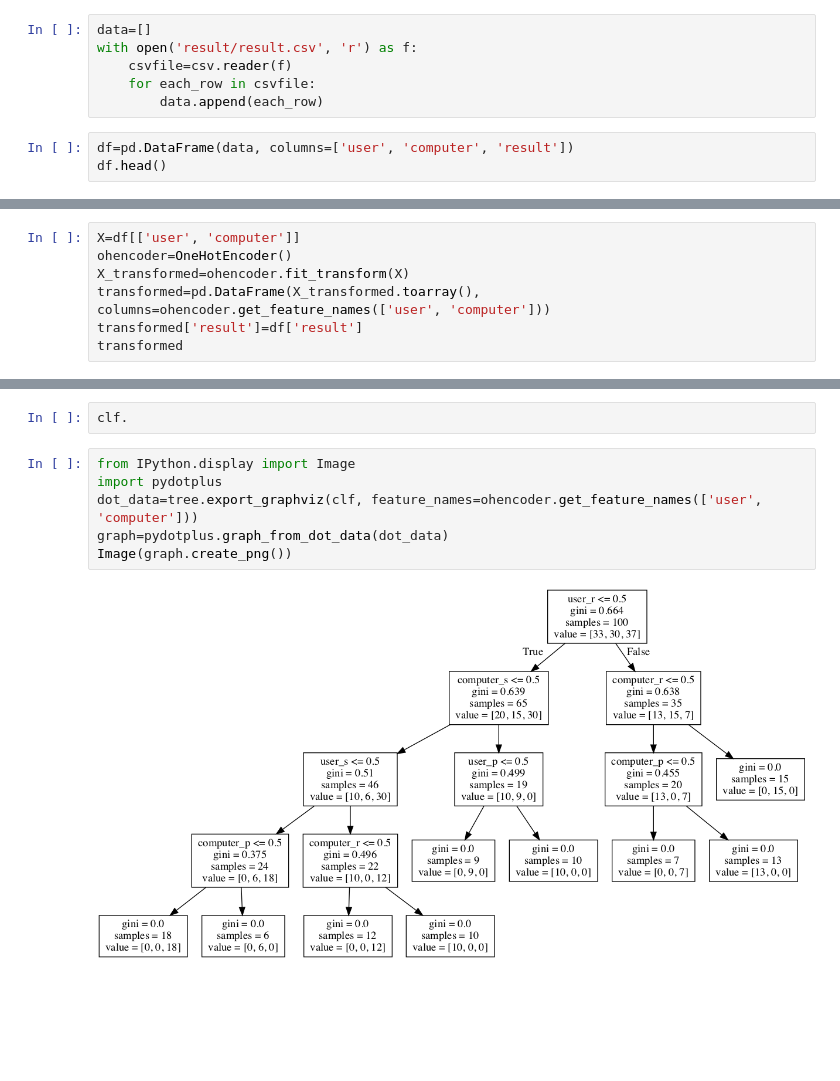
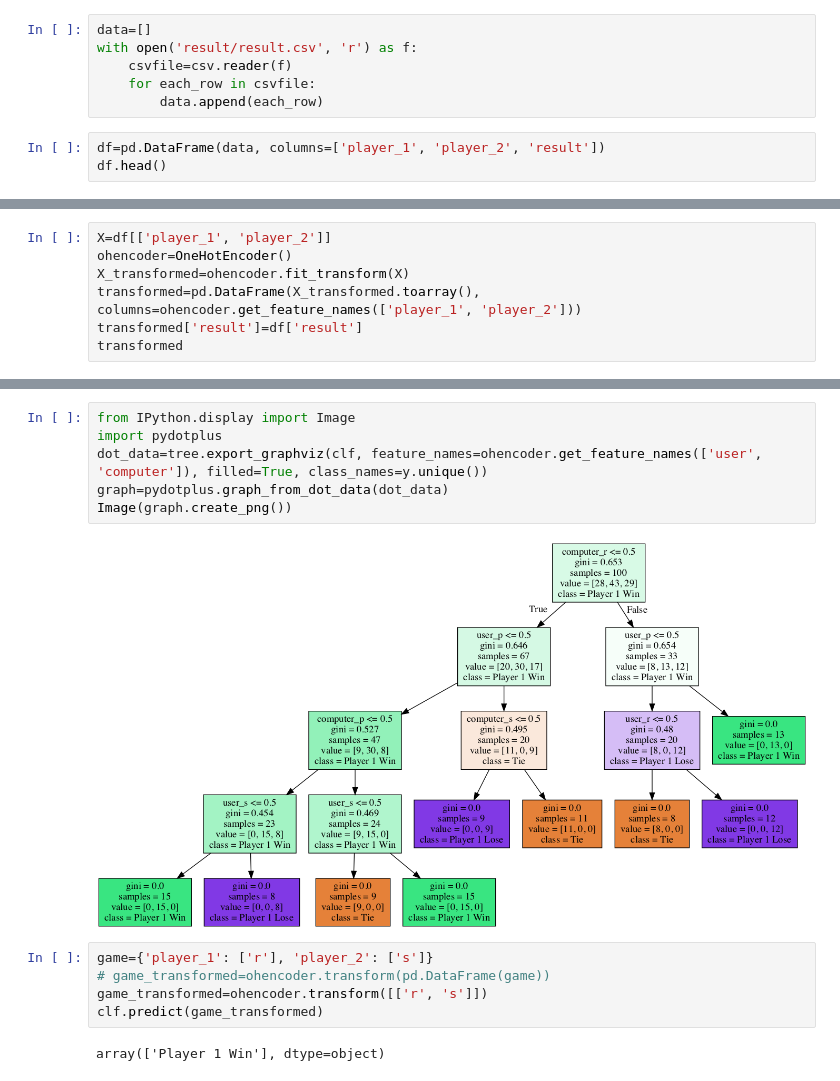
Before and after one commit to kevinclee26/RPS_ML_Demo, a Jupyter notebook: RPS_ML.ipynb, the cells around one changed output, grey strips where cells are left out. Saved outputs shown, nothing was run; the diff lists cells and outputs as text; blank space fills up the shorter version.

```diff
--- a/RPS_ML.ipynb
+++ b/RPS_ML.ipynb
@@ -10,6 +10,6 @@ with open('result/result.csv', 'r') as f:
     for each_row in csvfile:
         data.append(each_row)
 # %%
-df=pd.DataFrame(data, columns=['user', 'computer', 'result'])
+df=pd.DataFrame(data, columns=['player_1', 'player_2', 'result'])
 df.head()
 # %% [output]
@@ -22,8 +22,8 @@ df.head()
 # %%
-X=df[['user', 'computer']]
+X=df[['player_1', 'player_2']]
 ohencoder=OneHotEncoder()
 X_transformed=ohencoder.fit_transform(X)
-transformed=pd.DataFrame(X_transformed.toarray(), columns=ohencoder.get_feature_names(['user', 'computer']))
+transformed=pd.DataFrame(X_transformed.toarray(), columns=ohencoder.get_feature_names(['player_1', 'player_2']))
 transformed['result']=df['result']
 transformed
 # %% [output]
@@ -62,11 +62,16 @@ transformed
 100 rows × 8 columns
-# %%
-clf.
 # %%
 from IPython.display import Image
 import pydotplus
-dot_data=tree.export_graphviz(clf, feature_names=ohencoder.get_feature_names(['user', 'computer']))
+dot_data=tree.export_graphviz(clf, feature_names=ohencoder.get_feature_names(['user', 'computer']), filled=True, class_names=y.unique())
 graph=pydotplus.graph_from_dot_data(dot_data)
 Image(graph.create_png())
 # %% [output]
-[figure, old version]
+[figure, new version]
+# %%
+game={'player_1': ['r'], 'player_2': ['s']}
+# game_transformed=ohencoder.transform(pd.DataFrame(game))
+game_transformed=ohencoder.transform([['r', 's']])
+clf.predict(game_transformed)
+# %% [output]
+array(['Player 1 Win'], dtype=object)
```
Also changed, not shown: parts of 5 cells of this notebook, 5 other files.
